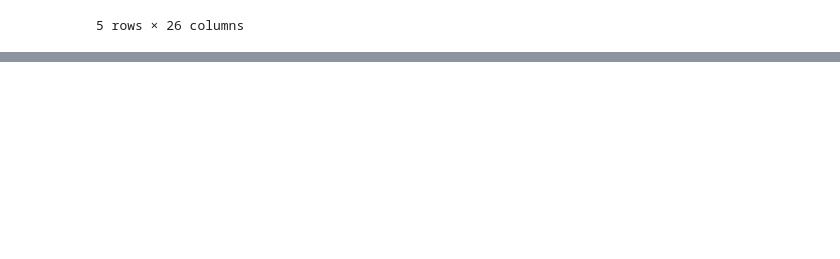
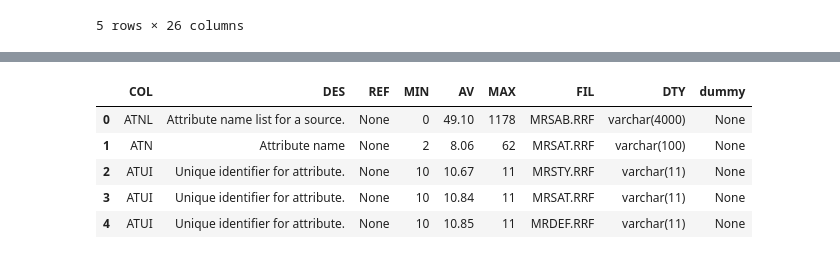
Before and after one commit to jhajagos/SupportingConceptSetGeneration, a Jupyter notebook: umls_load_notebook.ipynb, the cells around one changed output, grey strips where cells are left out. Saved outputs shown, nothing was run; the diff lists cells and outputs as text; code cells hidden in the pictures; blank space fills up the shorter version.

```diff
--- a/umls_load_notebook.ipynb
+++ b/umls_load_notebook.ipynb
@@ -834,0 +854,12 @@ mrrel_sdf, mrrel_path = write_parquet_file_and_reload(spark, mrsab_sdf, "MRREL",
+# %%
+mrcols_sdf = load_umls_table("MRCOLS", UMLS_DIRECTORY, table_column_dict)
+mrcols_sdf, mrcol_path = write_parquet_file_and_reload(spark, mrcols_sdf, "MRCOLS", UMLS_OUTPUT_DIRECTORY)
+# %%
+mrcols_sdf.limit(5).toPandas()
+# %% [output]
+|  | COL | DES | REF | MIN | AV | MAX | FIL | DTY | dummy |
+| 0 | ATNL | Attribute name list for a source. | None | 0 | 49.10 | 1178 | MRSAB.RRF | varchar(4000) | None |
+| 1 | ATN | Attribute name | None | 2 | 8.06 | 62 | MRSAT.RRF | varchar(100) | None |
+| 2 | ATUI | Unique identifier for attribute. | None | 10 | 10.67 | 11 | MRSTY.RRF | varchar(11) | None |
+| 3 | ATUI | Unique identifier for attribute. | None | 10 | 10.84 | 11 | MRSAT.RRF | varchar(11) | None |
+| 4 | ATUI | Unique identifier for attribute. | None | 10 | 10.85 | 11 | MRDEF.RRF | varchar(11) | None |
```
Also changed, not shown: parts of 11 cells of this notebook.
